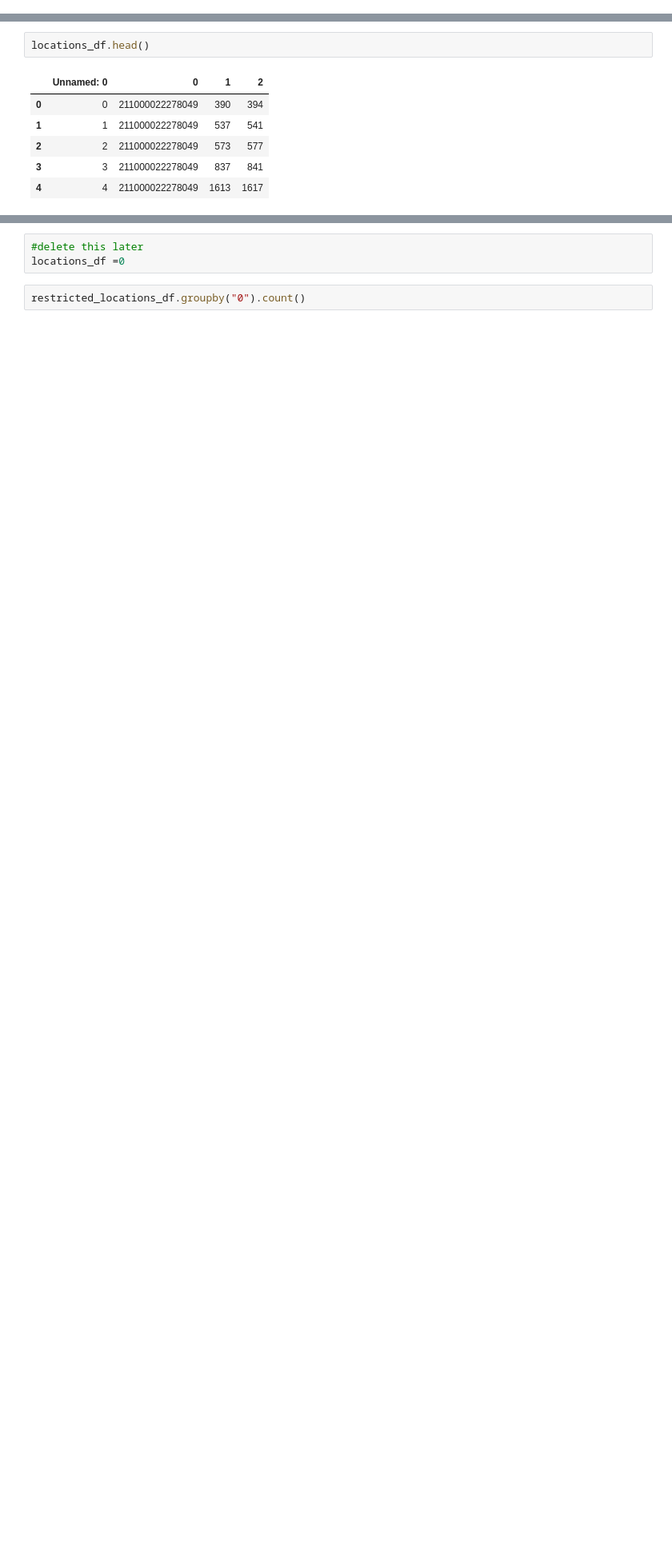
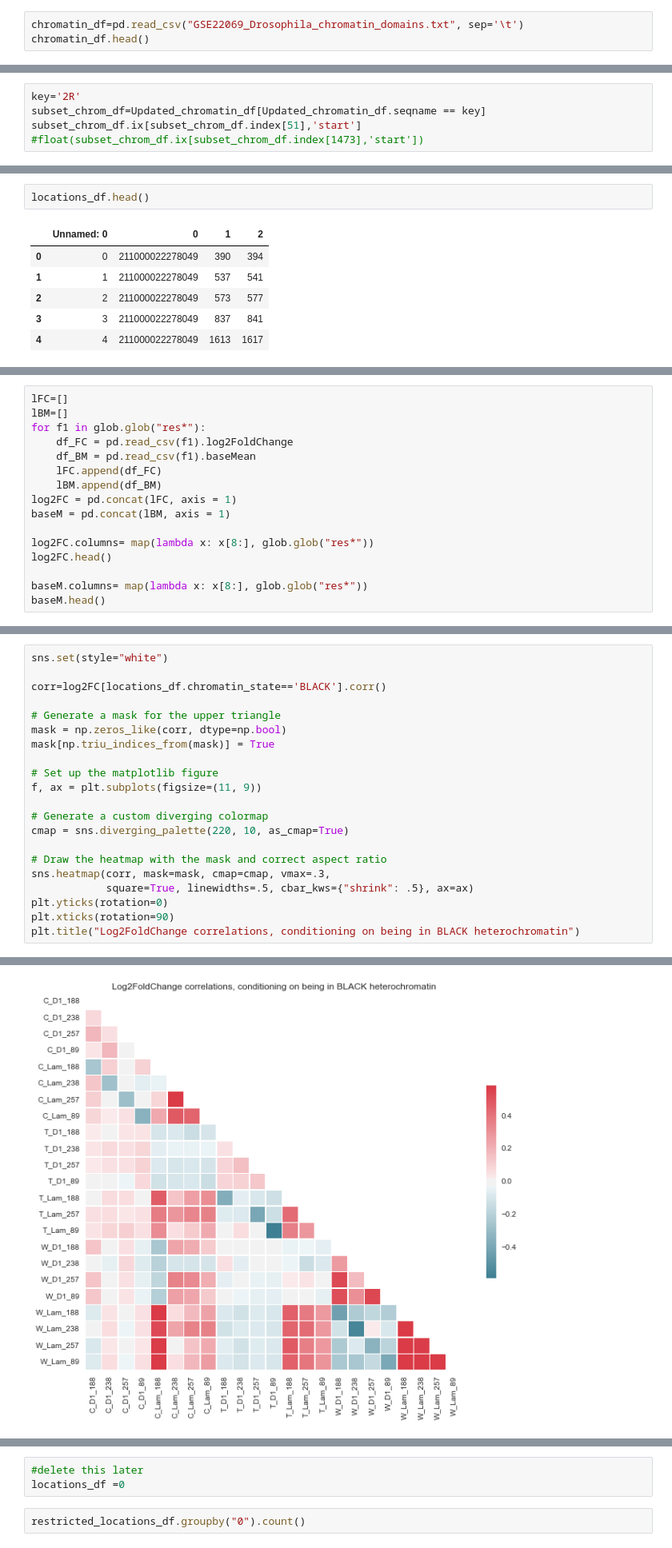
Before and after one commit to leandraking/SacktonProject, a Jupyter notebook: 20160617_DamID_analysis.ipynb, the cells around one changed output, grey strips where cells are left out. Shown at 80% size. Cells and saved outputs as stored; diff of their text form; blank space fills up the shorter version.

```diff
--- a/20160617_DamID_analysis.ipynb
+++ b/20160617_DamID_analysis.ipynb
@@ -1401,0 +1452,3 @@ chromatin_df.groupby('seqname').count()
+# %%
+chromatin_df=pd.read_csv("GSE22069_Drosophila_chromatin_domains.txt", sep='\t')
+chromatin_df.head()
@@ -1401,0 +1481,5 @@ chromatin_df.groupby('seqname').count()
+# %%
+key='2R'
+subset_chrom_df=Updated_chromatin_df[Updated_chromatin_df.seqname == key]
+subset_chrom_df.ix[subset_chrom_df.index[51],'start']
+#float(subset_chrom_df.ix[subset_chrom_df.index[1473],'start'])
@@ -1410,0 +1573,16 @@ locations_df.head()
+# %%
+lFC=[]
+lBM=[]
+for f1 in glob.glob("res*"):
+    df_FC = pd.read_csv(f1).log2FoldChange
+    df_BM = pd.read_csv(f1).baseMean
+    lFC.append(df_FC)
+    lBM.append(df_BM)
+log2FC = pd.concat(lFC, axis = 1)
+baseM = pd.concat(lBM, axis = 1)
+
+log2FC.columns= map(lambda x: x[8:], glob.glob("res*"))
+log2FC.head()
+
+baseM.columns= map(lambda x: x[8:], glob.glob("res*"))
+baseM.head()
@@ -1410,0 +1597,22 @@ locations_df.head()
+# %%
+sns.set(style="white")
+
+corr=log2FC[locations_df.chromatin_state=='BLACK'].corr()
+
+# Generate a mask for the upper triangle
+mask = np.zeros_like(corr, dtype=np.bool)
+mask[np.triu_indices_from(mask)] = True
+
+# Set up the matplotlib figure
+f, ax = plt.subplots(figsize=(11, 9))
+
+# Generate a custom diverging colormap
+cmap = sns.diverging_palette(220, 10, as_cmap=True)
+
+# Draw the heatmap with the mask and correct aspect ratio
+sns.heatmap(corr, mask=mask, cmap=cmap, vmax=.3,
+            square=True, linewidths=.5, cbar_kws={"shrink": .5}, ax=ax)
+plt.yticks(rotation=0)
+plt.xticks(rotation=90)
+plt.title("Log2FoldChange correlations, conditioning on being in BLACK heterochromatin")
+# %% [output]
@@ -1410,0 +1620 @@ locations_df.head()
+[figure, added]
```
Also changed, not shown: parts of 27 cells of this notebook.
